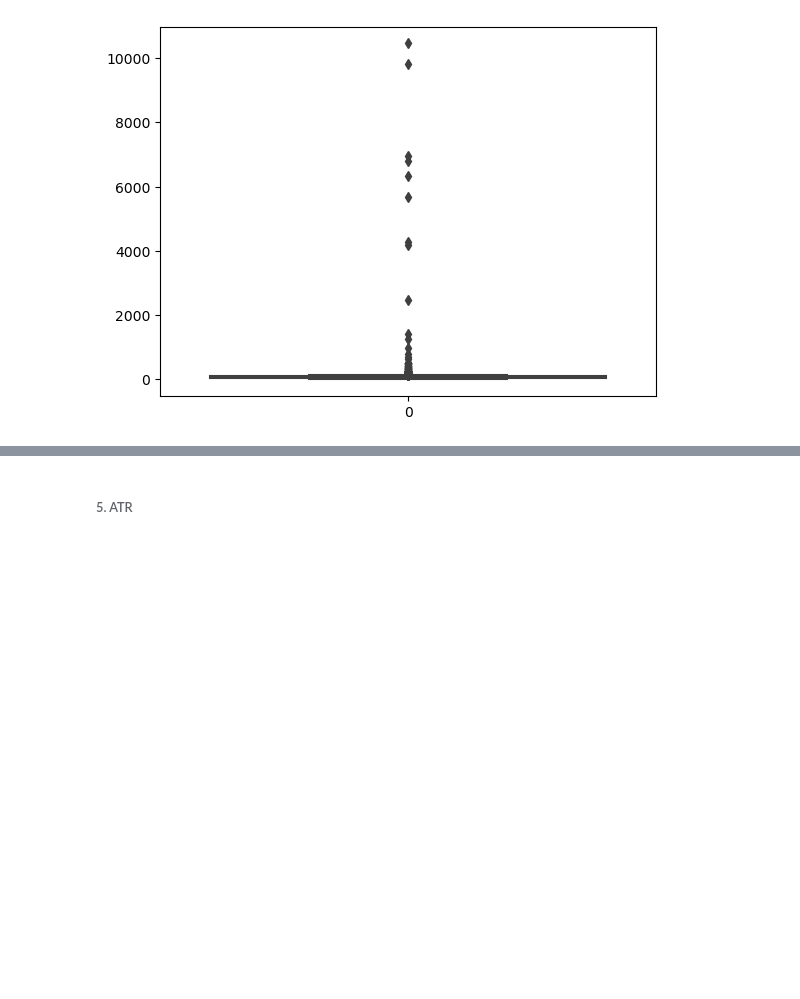
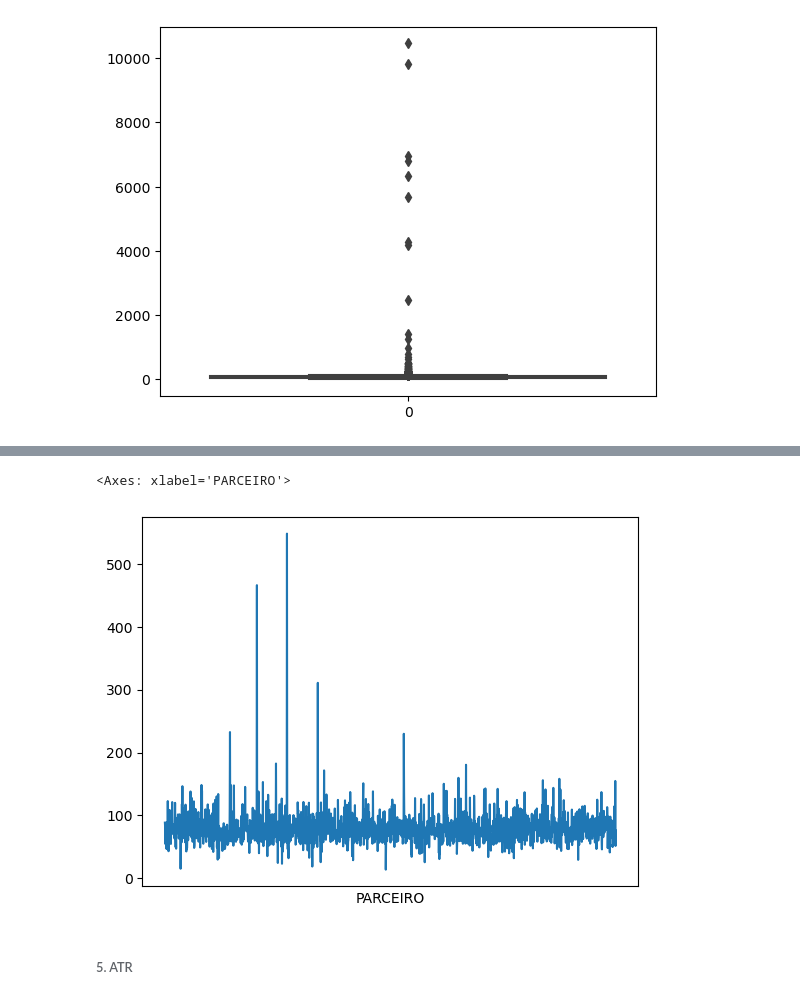
Before and after one commit to fernandovieira1/Analise-Dados-Cana, a Jupyter notebook: analise_cana.ipynb, the cells around one changed output, grey strips where cells are left out. Saved outputs shown, nothing was run; the diff lists cells and outputs as text; code cells hidden in the pictures; blank space fills up the shorter version.

```diff
--- a/analise_cana.ipynb
+++ b/analise_cana.ipynb
@@ -682 +697,6 @@ sns.boxplot(df['TCH REAL'])
+# %%
+df.groupby('PARCEIRO')['TCH REAL'].mean().plot(xticks=[])
+# %% [output]
+<Axes: xlabel='PARCEIRO'>
+[figure, added]
 # %%
```
Also changed, not shown: parts of 2 cells of this notebook.
